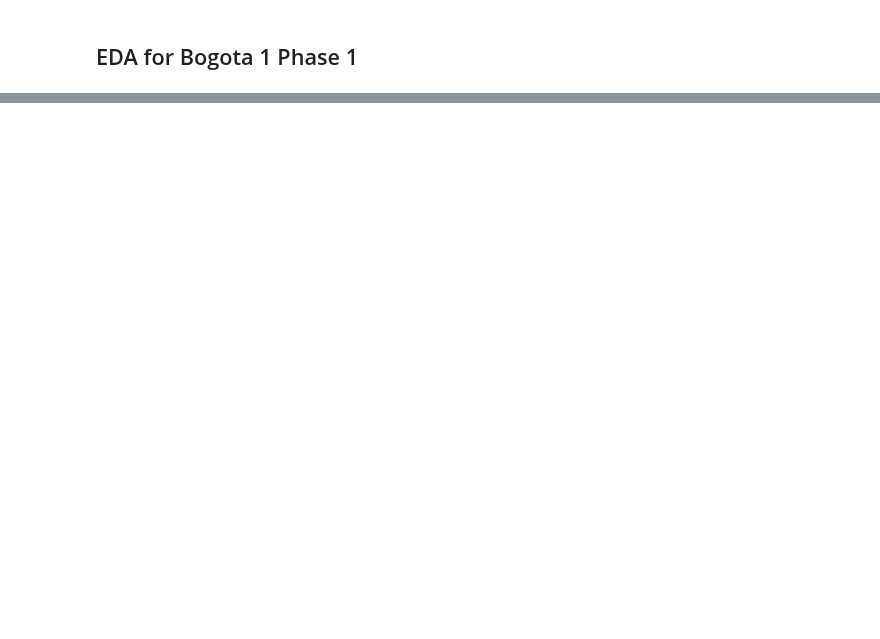
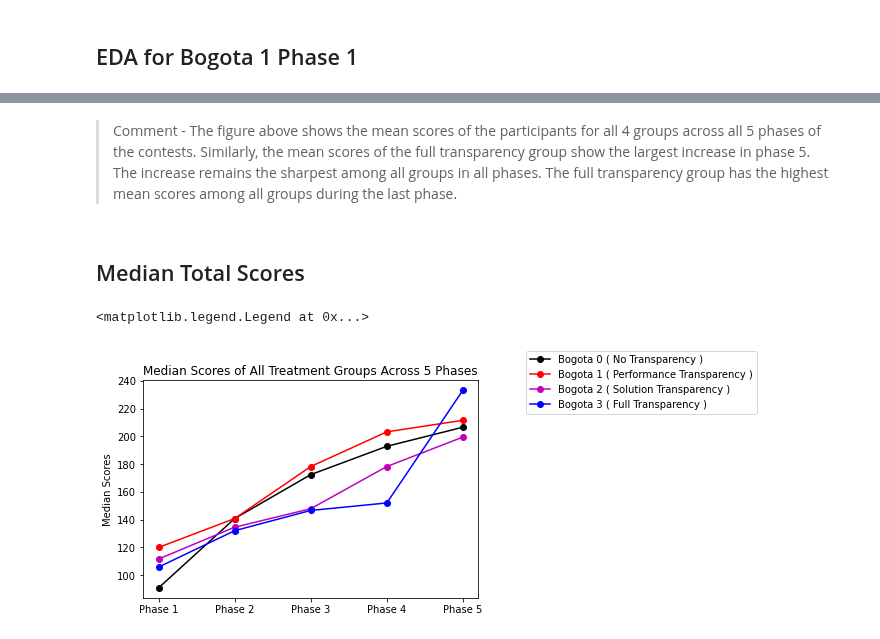
Before and after one commit to ironhacks/spring-2017-analysis, a Jupyter notebook: analysis/Spring-2017-Final.ipynb, the cells around one changed output, grey strips where cells are left out. Saved outputs shown, nothing was run; the diff lists cells and outputs as text; code cells hidden in the pictures; blank space fills up the shorter version.

```diff
--- a/analysis/Spring-2017-Final.ipynb
+++ b/analysis/Spring-2017-Final.ipynb
@@ -168,0 +357,29 @@ print(mean, median, std, maxi, mini)
+# %% [markdown]
+>  Comment - The figure above shows the mean scores of the participants for all 4 groups across all 5 phases of the contests. Similarly, the mean scores of the full transparency group show the largest increase in phase 5. The increase remains the sharpest among all groups in all phases. The full transparency group has the highest mean scores among all groups during the last phase.
+# %% [markdown]
+## Median Total Scores
+# %%
+import matplotlib.pyplot as plt
+
+# Median Scores of All Groups
+
+y1 = [90.83, 140.83, 172.5, 192.92, 206.67]
+y2 = [120.0, 140.83, 178.33, 203.33, 211.67]
+y3 = [111.66, 134.58, 147.92, 178.33, 199.58]
+y4 = [105.84, 132.08, 146.67, 152.08, 233.33]
+
+x_axis=['Phase 1', 'Phase 2', 'Phase 3', 'Phase 4', 'Phase 5']
+
+line1 = plt.plot(x_axis, y1,'ko-',label='Bogota 0 ( No Transparency )')
+line2 = plt.plot(x_axis, y2,'ro-',label='Bogota 1 ( Performance Transparency )')
+line3 = plt.plot(x_axis, y3,'mo-',label='Bogota 2 ( Solution Transparency )')
+line3 = plt.plot(x_axis, y4,'bo-',label='Bogota 3 ( Full Transparency )')
+
+plt.title("Median Scores of All Treatment Groups Across 5 Phases")
+plt.ylabel("Median Scores")
+
+plt.legend(bbox_to_anchor=(1, 1),
+           bbox_transform=plt.gcf().transFigure)
+# %% [output]
+<matplotlib.legend.Legend at 0x...>
+[figure, added]
```
Also changed, not shown: parts of 30 cells of this notebook.
